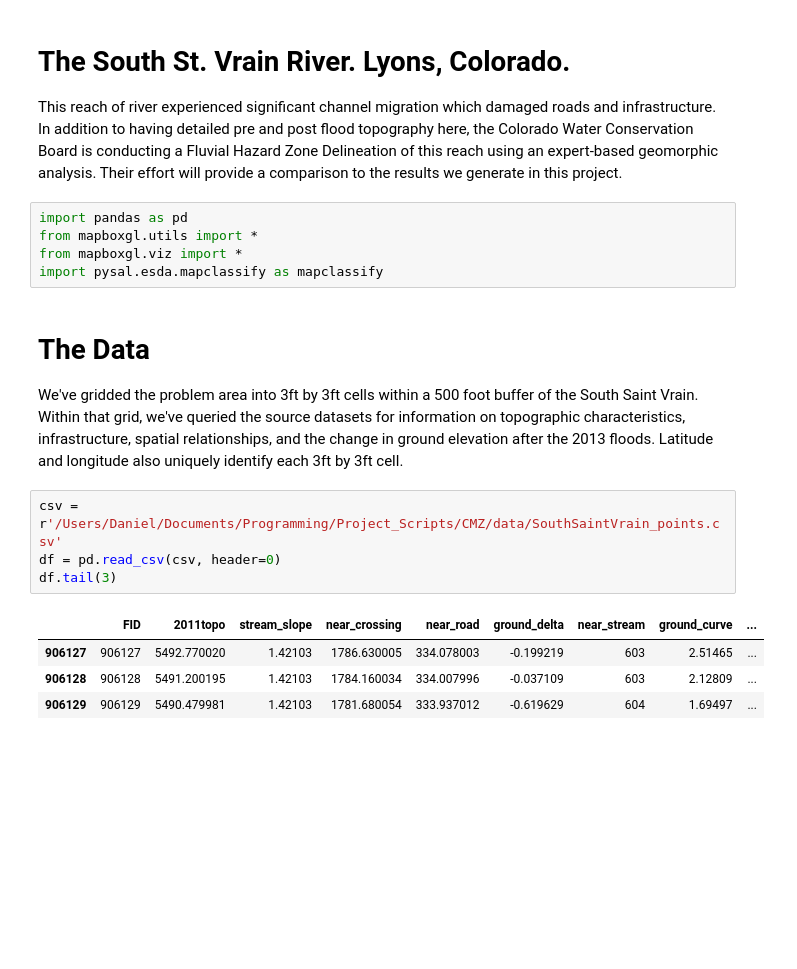
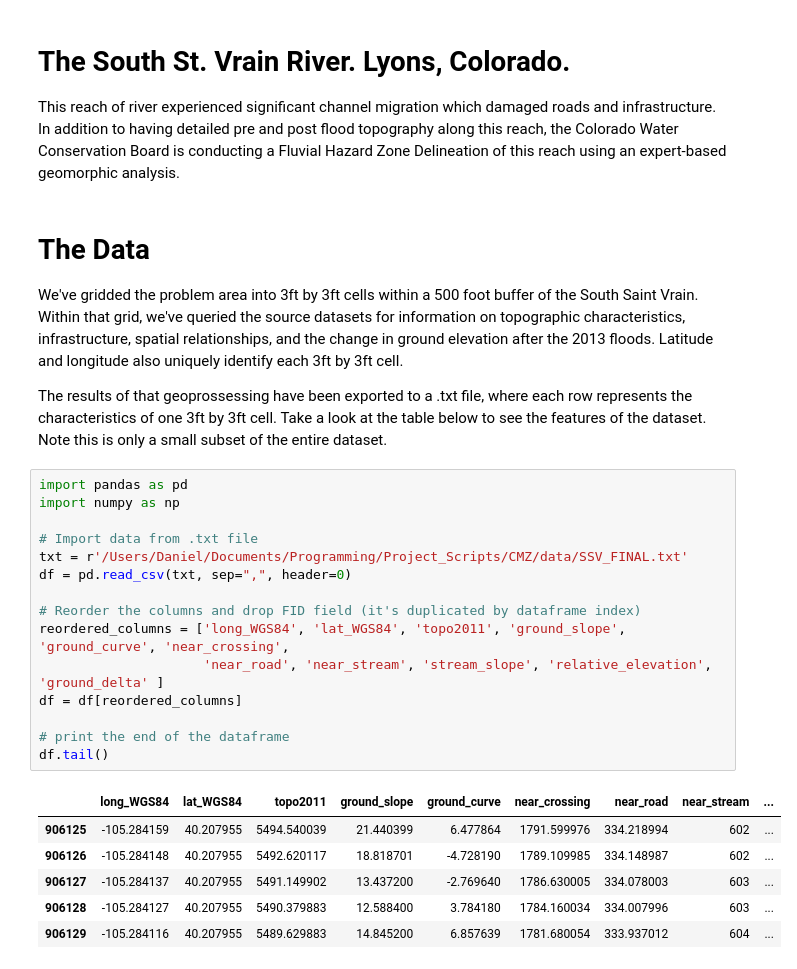
Before and after one commit to indielyt/Fluvial_Hazard_Zone_Prediction, a Jupyter notebook: 1_CMZ_ProblemStatement.ipynb, the cells around one changed output. Cells and saved outputs as stored; diff of their text form; blank space fills up the shorter version.

```diff
--- a/1_CMZ_ProblemStatement.ipynb
+++ b/1_CMZ_ProblemStatement.ipynb
@@ -20,23 +30,32 @@ Using pre-flood and post-flood topography, this project aims to add a new tool t
 #  The South St. Vrain River.  Lyons, Colorado.
 This reach of river experienced significant channel migration
 which damaged roads and infrastructure.  In addition to having detailed pre and
-post flood topography here, the Colorado Water Conservation Board is conducting a
-Fluvial Hazard Zone Delineation of this reach using an expert-based geomorphic analysis.  Their effort
-will provide a comparison to the results we generate in this project.
+post flood topography along this reach, the Colorado Water Conservation Board is conducting a
+Fluvial Hazard Zone Delineation of this reach using an expert-based geomorphic analysis.
-# %%
-import pandas as pd
-from mapboxgl.utils import *
-from mapboxgl.viz import *
-import pysal.esda.mapclassify as mapclassify
 # %% [markdown]
 # The Data
 We've gridded the problem area into 3ft by 3ft cells within a 500 foot buffer of the South Saint Vrain. Within that grid, we've queried the source datasets for information on topographic characteristics, infrastructure, spatial relationships, and the change in ground elevation after the 2013 floods.  Latitude and longitude also uniquely identify each 3ft by 3ft cell.
+
+The results of that geoprossessing have been exported to a .txt file, where each row represents the characteristics of one 3ft by 3ft cell. Take a look at the table below to see the features of the dataset. Note this is only a small subset of the entire dataset.
-# %%
-csv = r'/Users/Daniel/Documents/Programming/Project_Scripts/CMZ/data/SouthSaintVrain_points.csv'
-df = pd.read_csv(csv, header=0)
-df.tail(3)
-# %% [output]
-|  | FID | 2011topo | stream_slope | near_crossing | near_road | ground_delta | near_stream | ground_curve | ... |
-| 906127 | 906127 | 5492.770020 | 1.42103 | 1786.630005 | 334.078003 | -0.199219 | 603 | 2.51465 | ... |
-| 906128 | 906128 | 5491.200195 | 1.42103 | 1784.160034 | 334.007996 | -0.037109 | 603 | 2.12809 | ... |
-| 906129 | 906129 | 5490.479981 | 1.42103 | 1781.680054 | 333.937012 | -0.619629 | 604 | 1.69497 | ... |
+# %%
+import pandas as pd
+import numpy as np
+
+# Import data from .txt file
+txt = r'/Users/Daniel/Documents/Programming/Project_Scripts/CMZ/data/SSV_FINAL.txt'
+df = pd.read_csv(txt, sep=",", header=0)
+
+# Reorder the columns and drop FID field (it's duplicated by dataframe index)
+reordered_columns = ['long_WGS84', 'lat_WGS84', 'topo2011', 'ground_slope', 'ground_curve', 'near_crossing',
+                     'near_road', 'near_stream', 'stream_slope', 'relative_elevation', 'ground_delta' ]
+df = df[reordered_columns]
+
+# print the end of the dataframe
+df.tail()
+# %% [output]
+|  | long_WGS84 | lat_WGS84 | topo2011 | ground_slope | ground_curve | near_crossing | near_road | near_stream | ... |
+| 906125 | -105.284159 | 40.207955 | 5494.540039 | 21.440399 | 6.477864 | 1791.599976 | 334.218994 | 602 | ... |
+| 906126 | -105.284148 | 40.207955 | 5492.620117 | 18.818701 | -4.728190 | 1789.109985 | 334.148987 | 602 | ... |
+| 906127 | -105.284137 | 40.207955 | 5491.149902 | 13.437200 | -2.769640 | 1786.630005 | 334.078003 | 603 | ... |
+| 906128 | -105.284127 | 40.207955 | 5490.379883 | 12.588400 | 3.784180 | 1784.160034 | 334.007996 | 603 | ... |
+| 906129 | -105.284116 | 40.207955 | 5489.629883 | 14.845200 | 6.857639 | 1781.680054 | 333.937012 | 604 | ... |
```
Also changed, not shown: parts of 19 cells of this notebook.
